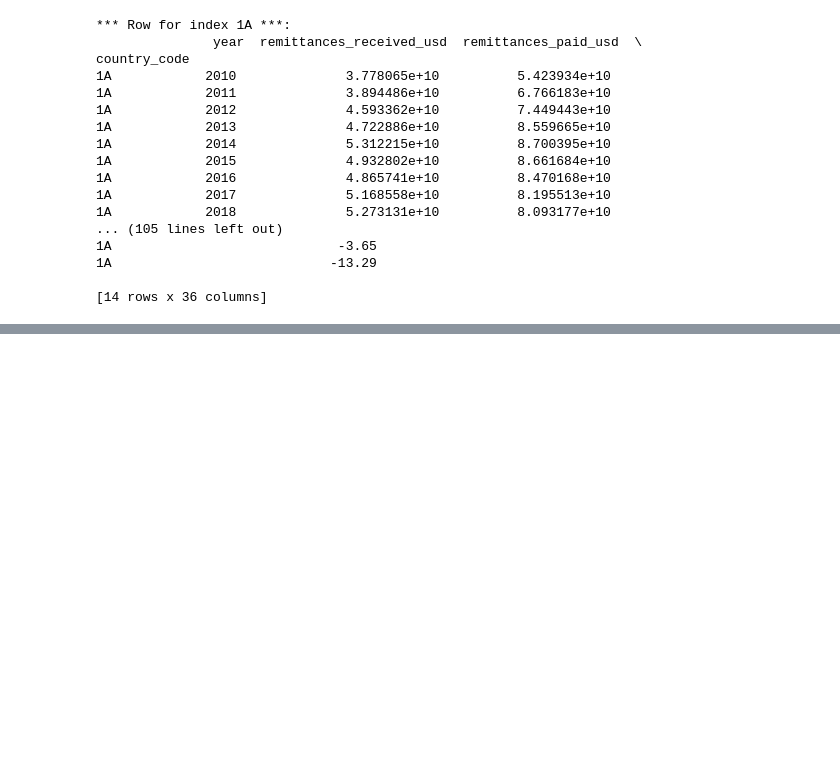
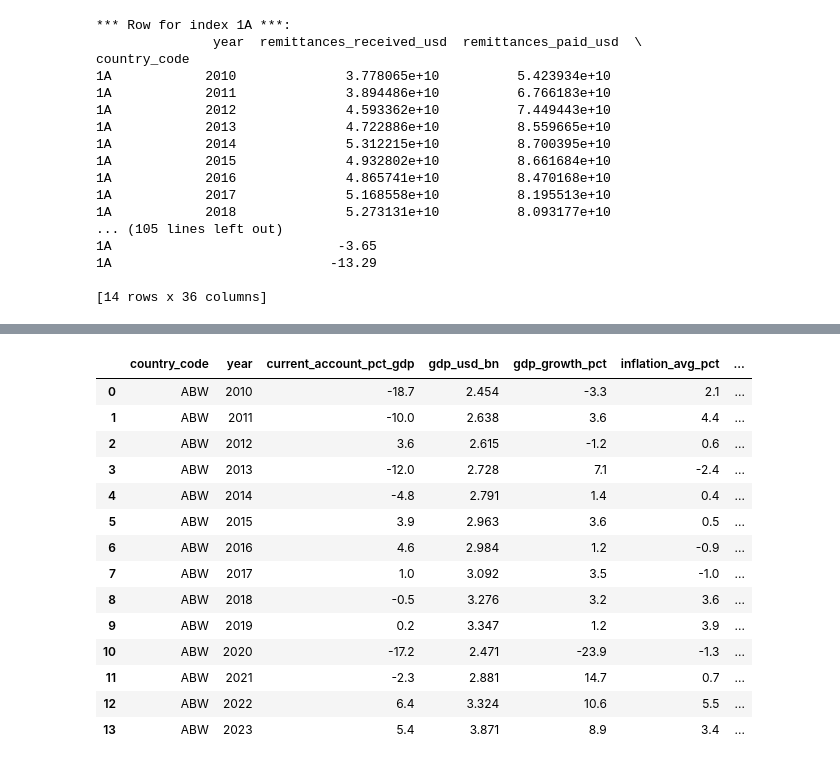
Before and after one commit to elmago07/AI-ML-Learnings, a Jupyter notebook: pandas_learnings.ipynb, the cells around one changed output, grey strips where cells are left out. Saved outputs shown, nothing was run; the diff lists cells and outputs as text; code cells hidden in the pictures; blank space fills up the shorter version.

```diff
--- a/pandas_learnings.ipynb
+++ b/pandas_learnings.ipynb
@@ -335,3 +335,8 @@ country_code
 1A                            -13.29
 
 [14 rows x 36 columns]
+# %%
+###DataSeT Exploration####
+import pandas as pd
+df = pd.read_csv('imf_indicators.csv')
+df
@@ -337,0 +366,19 @@ country_code
+# %%
+###Filtering###
+df[df['country_code'] == 'ABW']
+# %% [output]
+|  | country_code | year | current_account_pct_gdp | gdp_usd_bn | gdp_growth_pct | inflation_avg_pct | ... |
+| 0 | ABW | 2010 | -18.7 | 2.454 | -3.3 | 2.1 | ... |
+| 1 | ABW | 2011 | -10.0 | 2.638 | 3.6 | 4.4 | ... |
+| 2 | ABW | 2012 | 3.6 | 2.615 | -1.2 | 0.6 | ... |
+| 3 | ABW | 2013 | -12.0 | 2.728 | 7.1 | -2.4 | ... |
+| 4 | ABW | 2014 | -4.8 | 2.791 | 1.4 | 0.4 | ... |
+| 5 | ABW | 2015 | 3.9 | 2.963 | 3.6 | 0.5 | ... |
+| 6 | ABW | 2016 | 4.6 | 2.984 | 1.2 | -0.9 | ... |
+| 7 | ABW | 2017 | 1.0 | 3.092 | 3.5 | -1.0 | ... |
+| 8 | ABW | 2018 | -0.5 | 3.276 | 3.2 | 3.6 | ... |
+| 9 | ABW | 2019 | 0.2 | 3.347 | 1.2 | 3.9 | ... |
+| 10 | ABW | 2020 | -17.2 | 2.471 | -23.9 | -1.3 | ... |
+| 11 | ABW | 2021 | -2.3 | 2.881 | 14.7 | 0.7 | ... |
+| 12 | ABW | 2022 | 6.4 | 3.324 | 10.6 | 5.5 | ... |
+| 13 | ABW | 2023 | 5.4 | 3.871 | 8.9 | 3.4 | ... |
```
Also changed, not shown: parts of 4 cells of this notebook.
